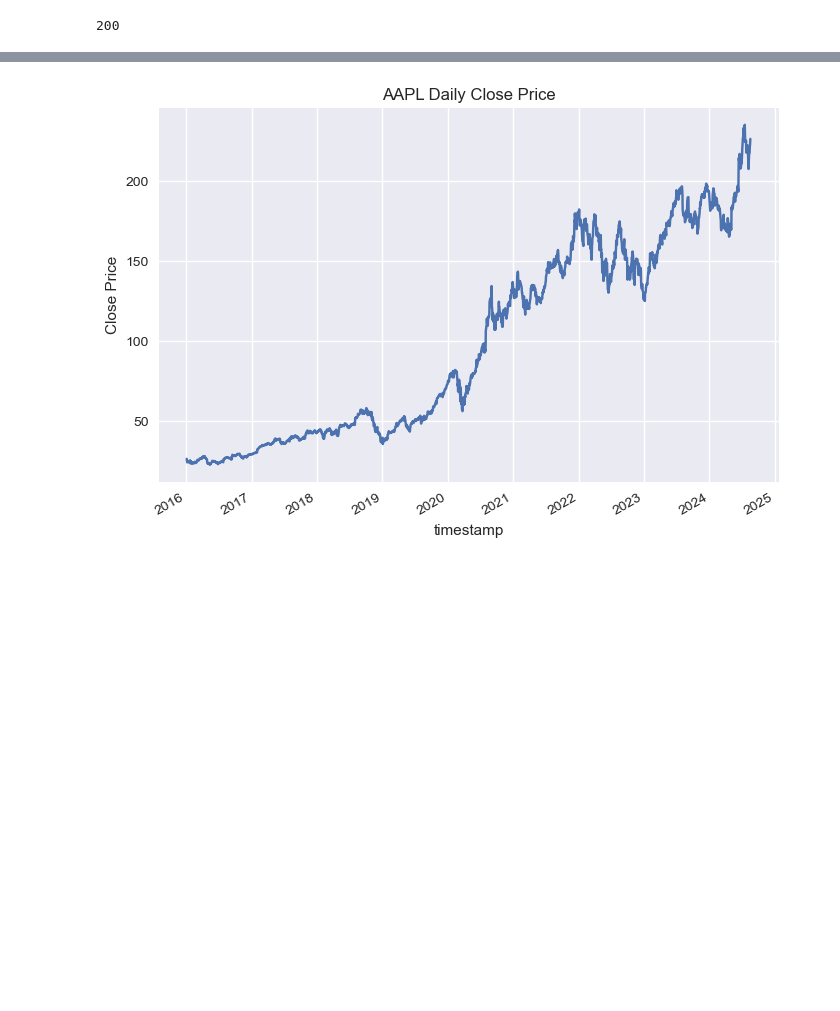
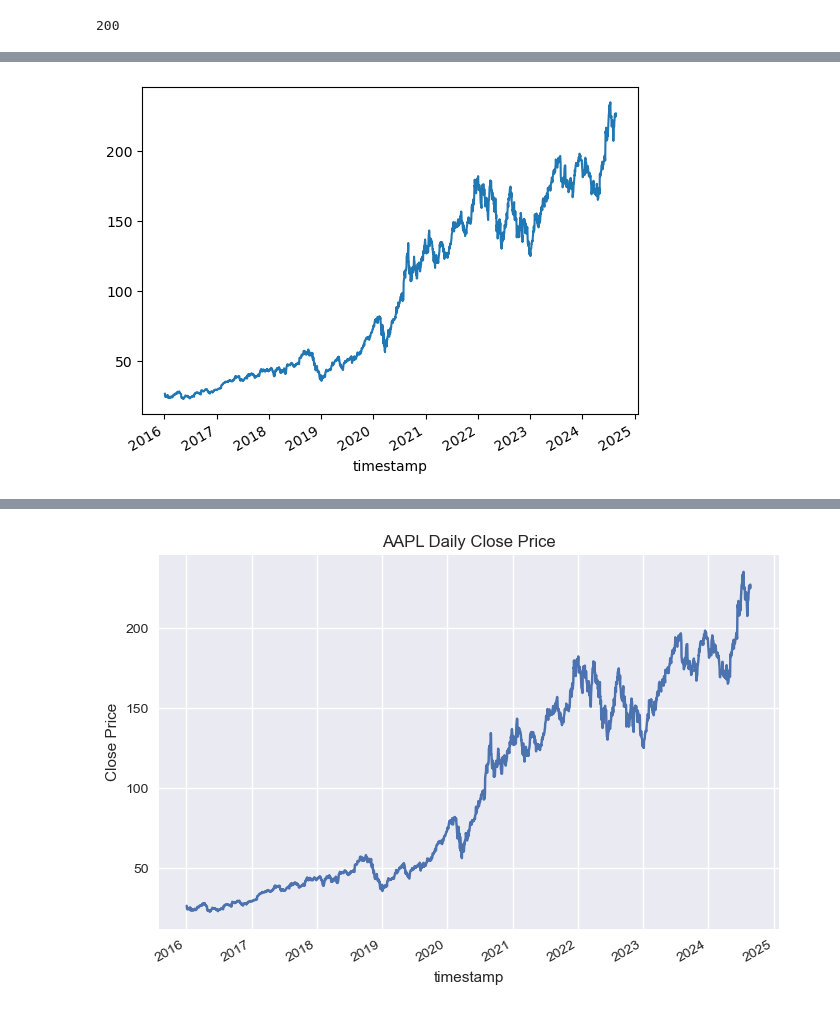
Before and after one commit to omdgit/Plotly-Dashboards-with-Dash, a Jupyter notebook: 2-16-UpdatingGraphsInteractively/updating.ipynb, the cells around one changed output, grey strips where cells are left out. Drawn from its saved outputs; the diff is of its cells as text; code cells hidden in the pictures; blank space fills up the shorter version.

```diff
--- a/2-16-UpdatingGraphsInteractively/updating.ipynb
+++ b/2-16-UpdatingGraphsInteractively/updating.ipynb
@@ -159,0 +130,28 @@ data={'AAPL': [{   'close': 26.34,
+# %%
+import alpaca_trade_api as tradeapi
+import pandas as pd
+import os
+from datetime import datetime
+
+# Alpaca API credentials
+API_KEY = os.getenv('APCA_API_KEY')
+SECRET_KEY = os.getenv('APCA_API_SECRET_KEY')
+BASE_URL = 'https://paper-api.alpaca.markets'
+
+# Initialize Alpaca API
+api = tradeapi.REST(API_KEY, SECRET_KEY, BASE_URL, api_version='v2')
+today = datetime.now().strftime("%Y-%m-%d")
+
+# Define the stock ticker and the time frame
+ticker = 'AAPL'
+start_date = '1990-01-01'  # Start date in 'YYYY-MM-DD' format
+end_date = '2024-08-23'   # End date in 'YYYY-MM-DD' format
+timeframe = '1D'           # Supported time frames: '1Min', '5Min', '15Min', '1H', '1D'
+
+# Fetch historical data
+df_stock = api.get_bars(ticker, timeframe, start=start_date, end=end_date,
+                        adjustment='split').df
+
+# Display the data
+display(df_stock.head())
+df_stock.tail()
@@ -159,0 +173,4 @@ data={'AAPL': [{   'close': 26.34,
+# %%
+df_stock['close'].plot();
+# %% [output]
+[figure, added]
```
Also changed, not shown: parts of 21 cells of this notebook, 5 other files.
